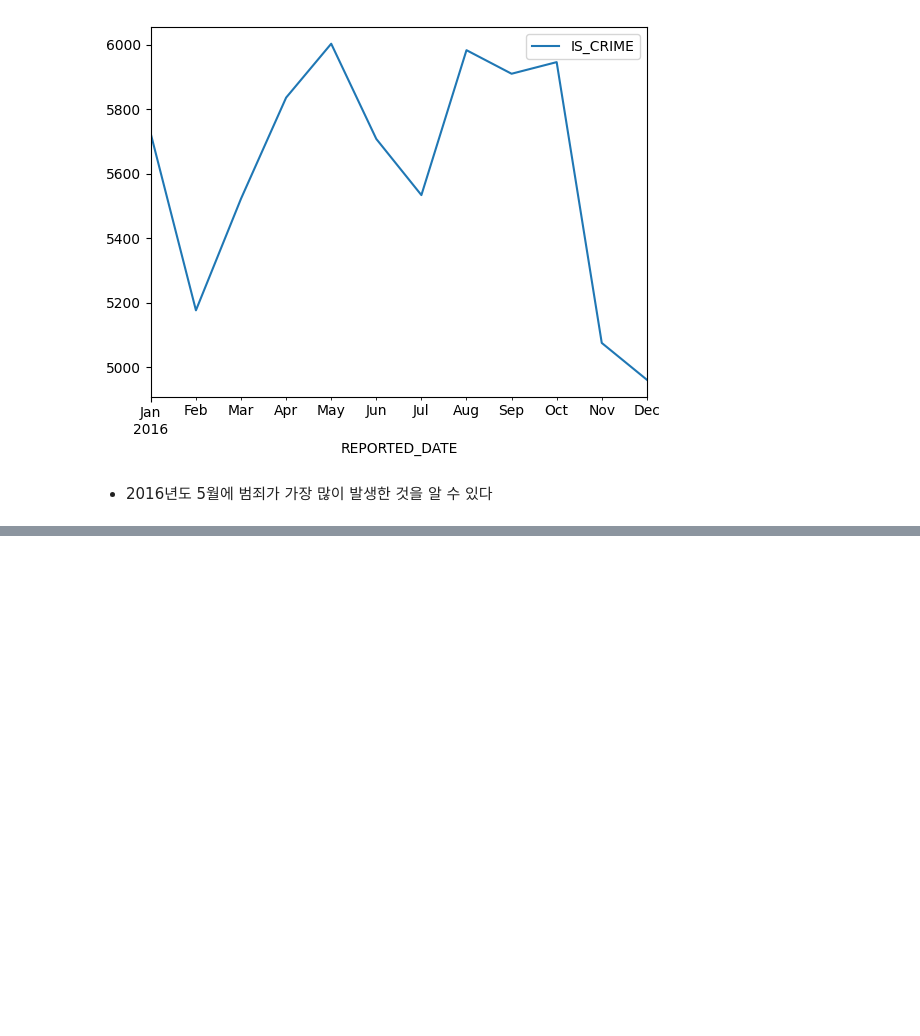
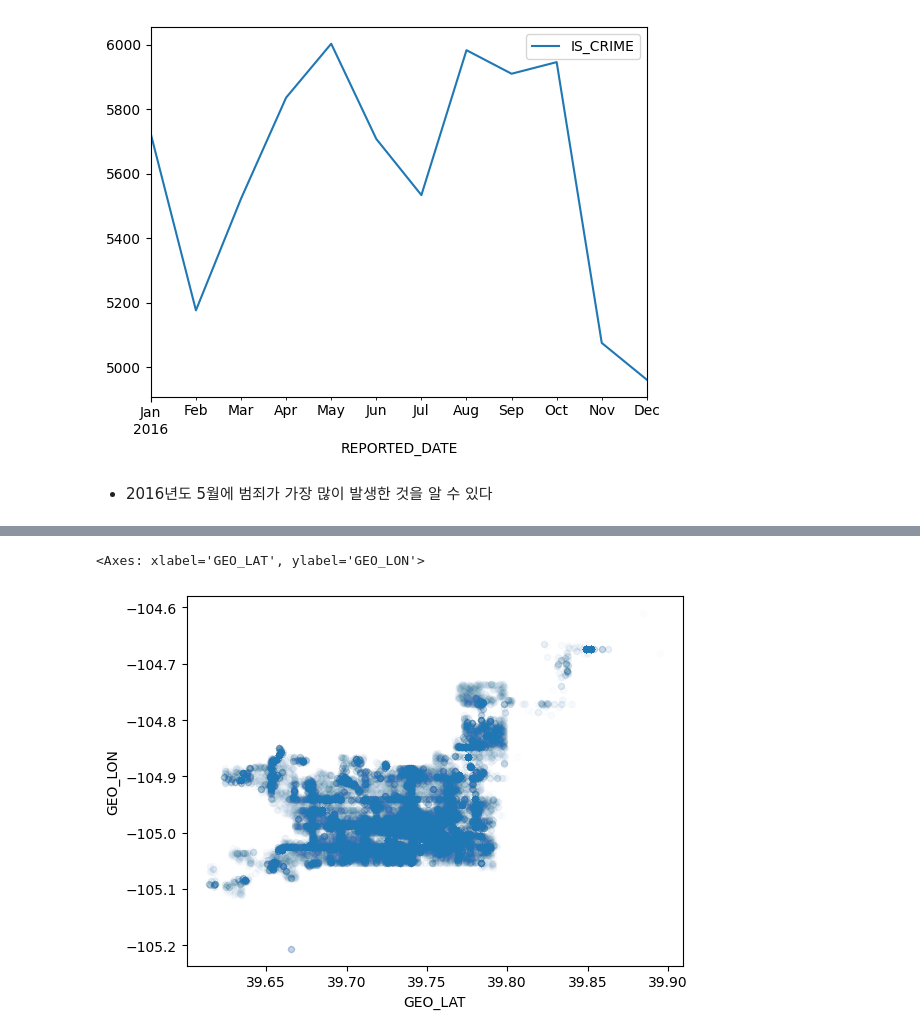
Before and after one commit to ha-es/doit_python, a Jupyter notebook: BDA/하은서73_0521_필수2.ipynb, the cells around one changed output, grey strips where cells are left out. Cells and saved outputs as stored; diff of their text form; code cells hidden in the pictures; blank space fills up the shorter version.

```diff
--- a/BDA/하은서73_0521_필수2.ipynb
+++ b/BDA/하은서73_0521_필수2.ipynb
@@ -289,4 +289,4 @@ crime_spw16.plot(legend=True)
 # %% [markdown]
 - 2016년도 5월에 범죄가 가장 많이 발생한 것을 알 수 있다
 # %%
-crime_dt.loc['2014'].sort_index()
+dt = crime_dt.loc['2014'].sort_index()
@@ -307,0 +342,5 @@ crime_dt.loc['2014'].sort_index()
+# %%
+dt[['GEO_LON','GEO_LAT']].plot.scatter(x='GEO_LAT', y='GEO_LON', alpha=0.01)
+# %% [output]
+<Axes: xlabel='GEO_LAT', ylabel='GEO_LON'>
+[figure, added]
```
Also changed, not shown: parts of 5 cells of this notebook.
